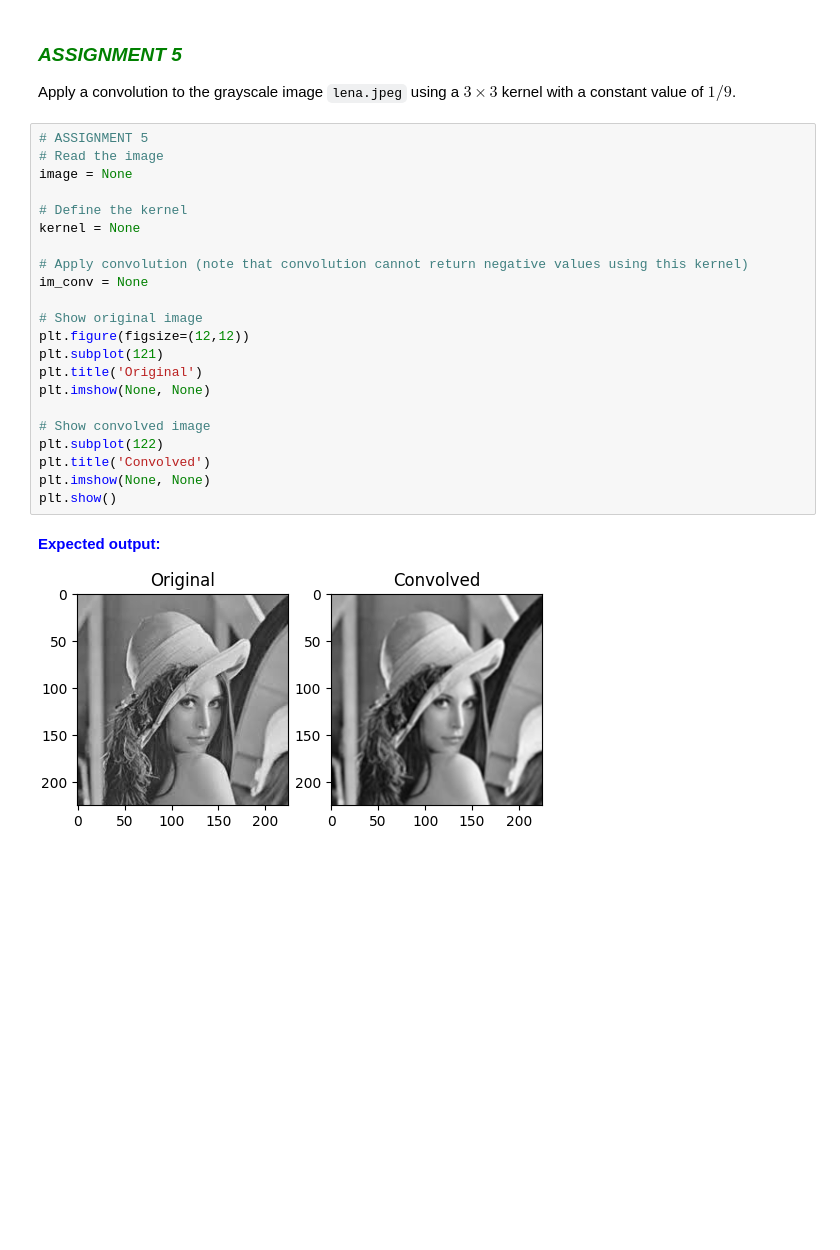
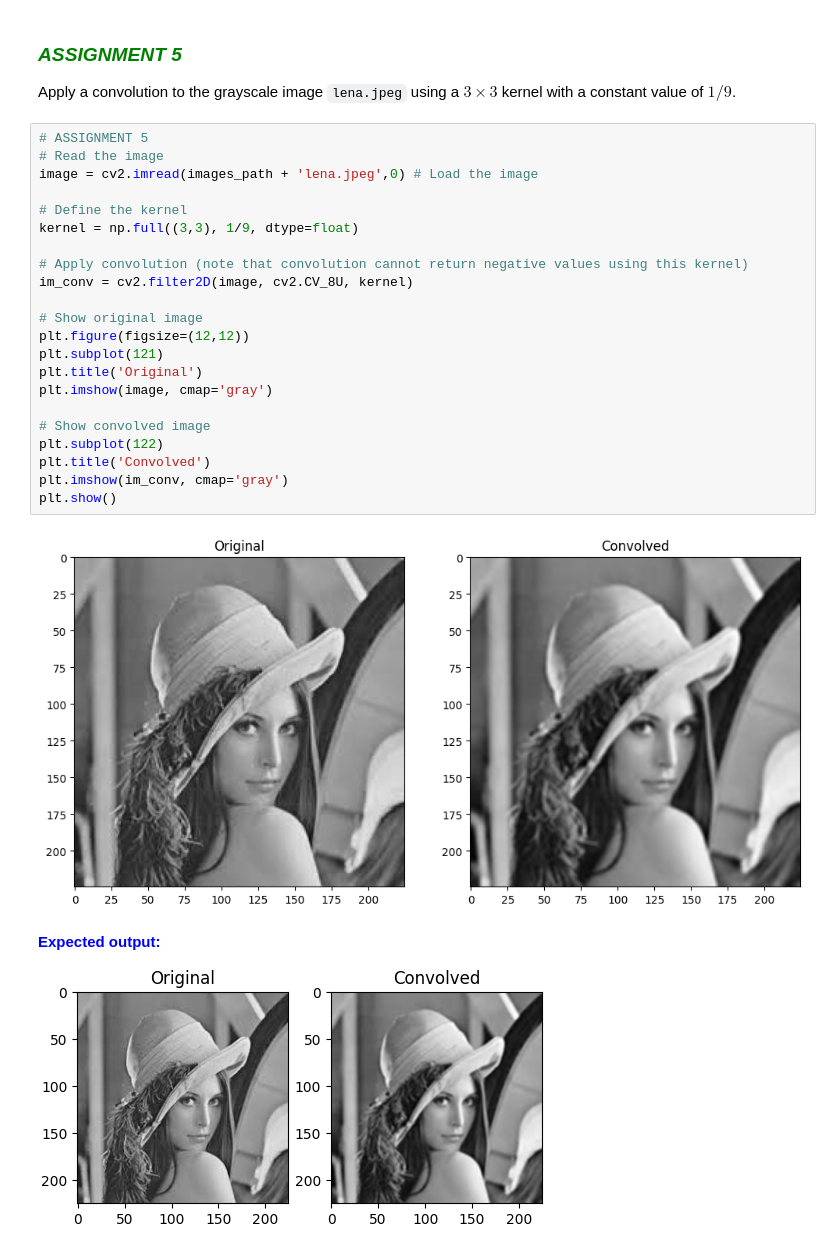
Before and after one commit to macorisd/uma_cv_2024, a Jupyter notebook: Chapter 02. Image processing/2.1 IP tools.ipynb, the cells around one changed output. Cells and saved outputs as stored; diff of their text form; blank space fills up the shorter version.

```diff
--- a/Chapter 02. Image processing/2.1 IP tools.ipynb
+++ b/Chapter 02. Image processing/2.1 IP tools.ipynb
@@ -368,25 +371,27 @@ Apply a convolution to the grayscale image `lena.jpeg` using a $3\times3$ kernel
 # %%
 # ASSIGNMENT 5
 # Read the image
-image = None
+image = cv2.imread(images_path + 'lena.jpeg',0) # Load the image
 
 # Define the kernel
-kernel = None
+kernel = np.full((3,3), 1/9, dtype=float)
 
 # Apply convolution (note that convolution cannot return negative values using this kernel)
-im_conv = None
+im_conv = cv2.filter2D(image, cv2.CV_8U, kernel)
 
 # Show original image
 plt.figure(figsize=(12,12))
 plt.subplot(121)
 plt.title('Original')
-plt.imshow(None, None)
+plt.imshow(image, cmap='gray')
 
 # Show convolved image
 plt.subplot(122)
 plt.title('Convolved')
-plt.imshow(None, None)
+plt.imshow(im_conv, cmap='gray')
 plt.show()
+# %% [output]
+[figure, added]
 # %% [markdown]
 <font color='blue'>**Expected output:**  </font>
 
```
Also changed, not shown: parts of 3 cells of this notebook.
